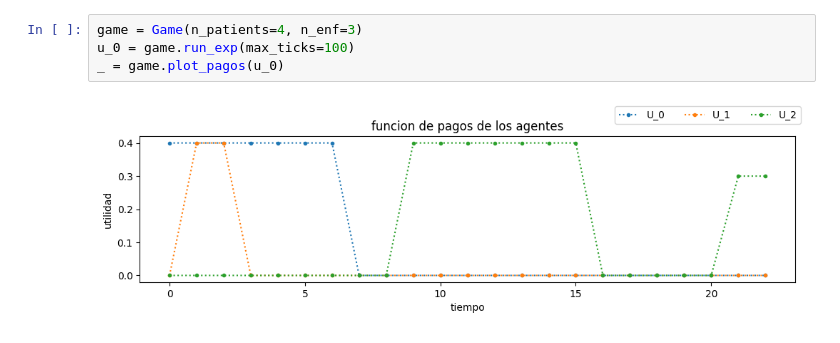
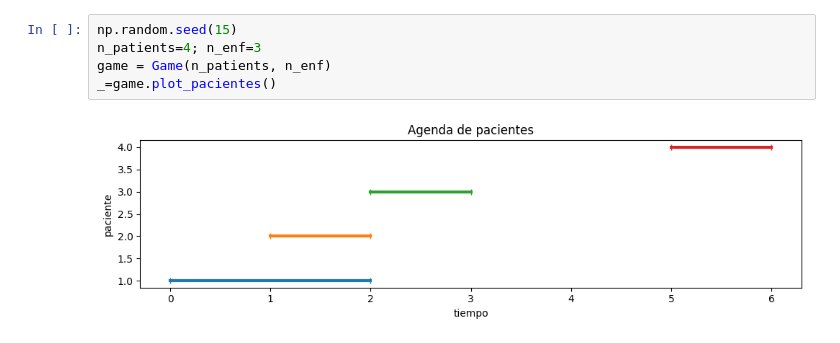
Before and after one commit to asgutierrt/Patient-Assignment-from-Game-Theory-and-ABMS, a Jupyter notebook: enfermeria.ipynb, the cells around one changed output. Drawn from its saved outputs; the diff is of its cells as text.

```diff
--- a/enfermeria.ipynb
+++ b/enfermeria.ipynb
@@ -73,6 +66,7 @@ class Game:
 # %%
-game = Game(n_patients=4, n_enf=3)
-u_0 = game.run_exp(max_ticks=100)
-_ = game.plot_pagos(u_0)
+np.random.seed(15)
+n_patients=4; n_enf=3
+game = Game(n_patients, n_enf)
+_=game.plot_pacientes()
 # %% [output]
-[figure, old version]
+[figure, new version]
```
Also changed, not shown: parts of 6 cells of this notebook.
